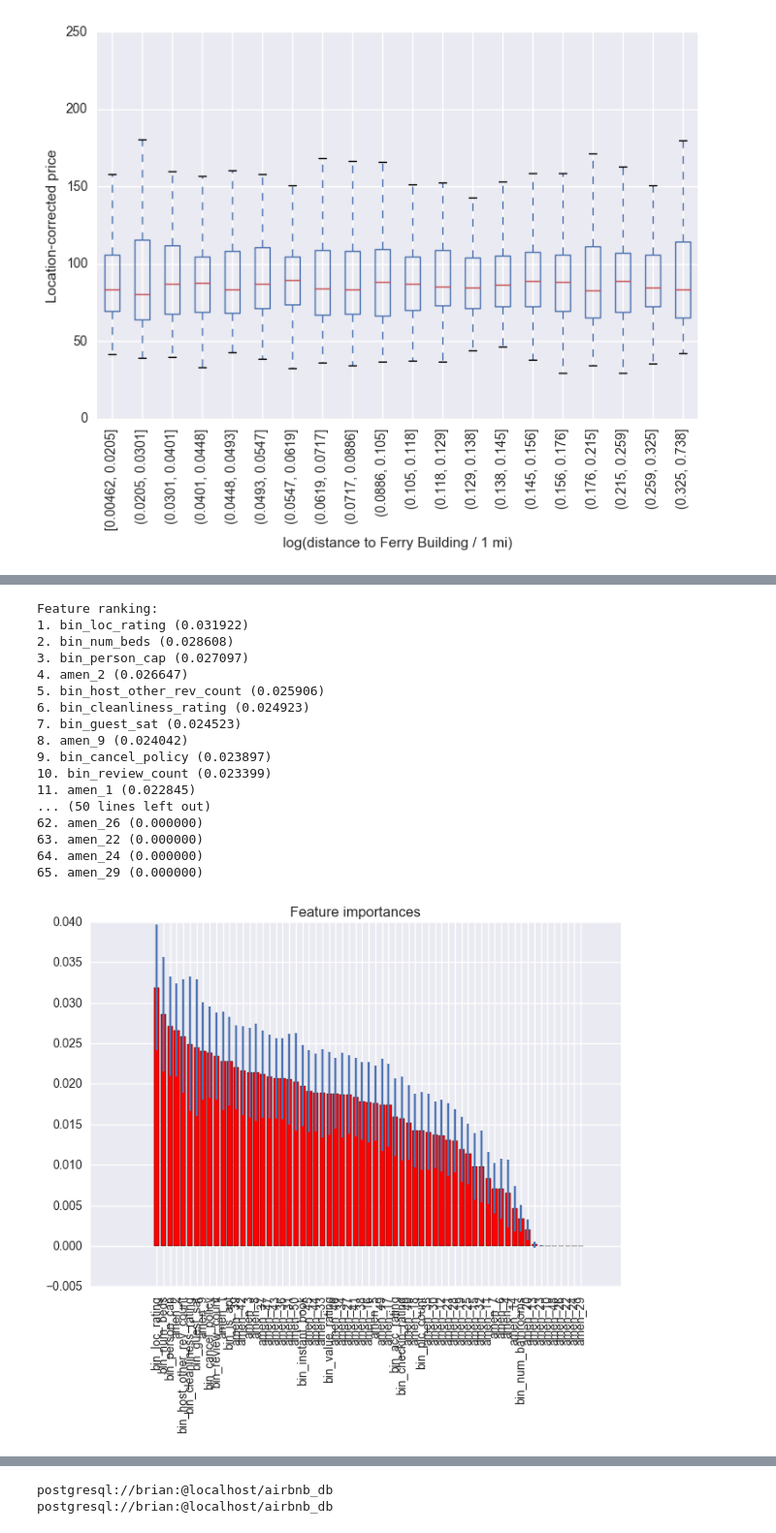
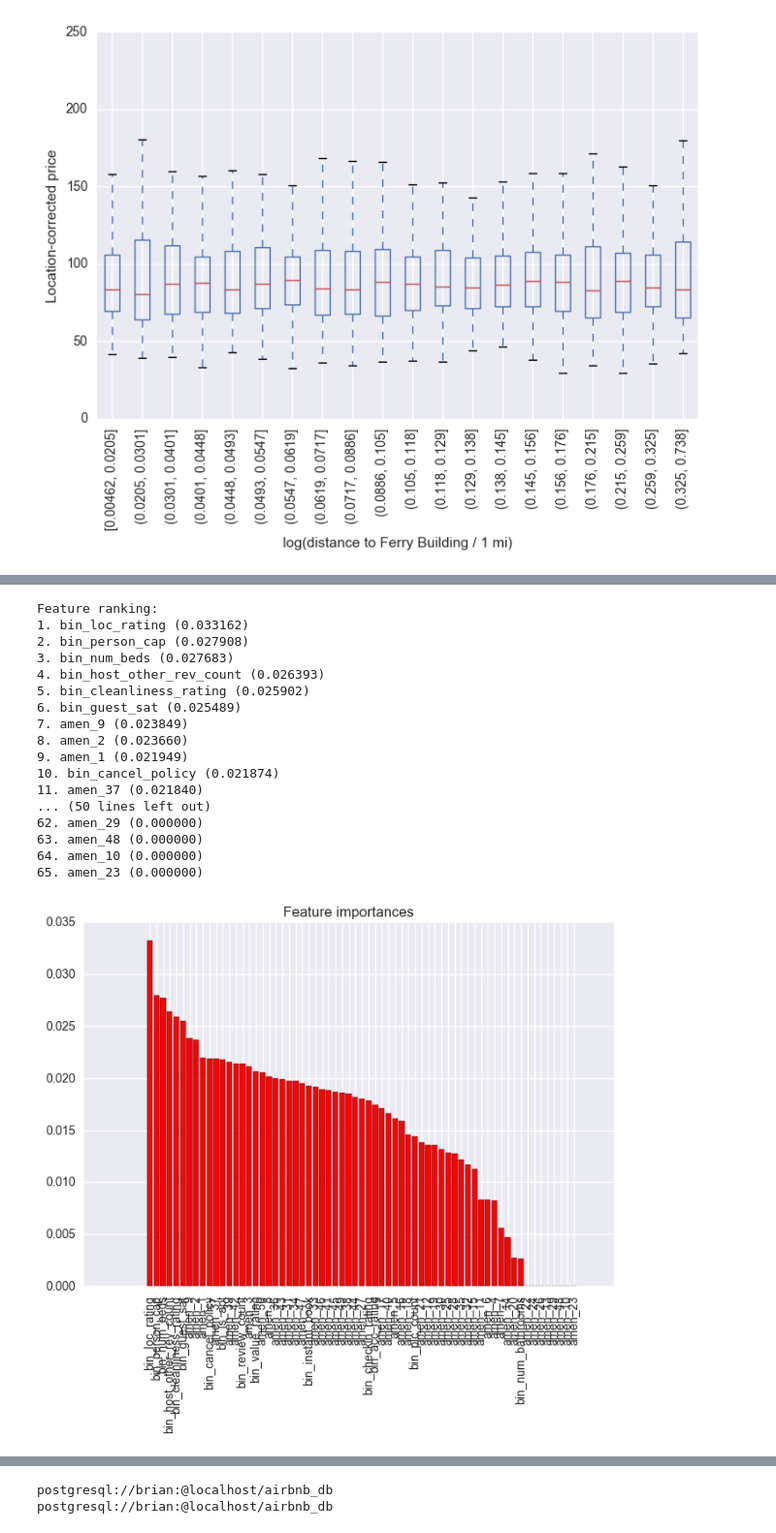
Before and after one commit to btamadio/PricePredictor, a Jupyter notebook: PricePredictor/binary_feature_engineering.ipynb, the cells around one changed output, grey strips where cells are left out. Shown at 97% size. Drawn from its saved outputs; the diff is of its cells as text; code cells hidden in the pictures.

```diff
--- a/PricePredictor/binary_feature_engineering.ipynb
+++ b/PricePredictor/binary_feature_engineering.ipynb
@@ -68,12 +70,17 @@ plt.suptitle('');
 # %% [output]
 [figure]
 # %%
-X = np.array(df[featureList])
-Y = np.array(df['corr_price'].astype('float'))
+M_train = int(len(df.index)*0.8)
+train_rows = np.random.choice(df.index.values,M_train)
+df_train = df.ix[train_rows]
+df_test = df.drop(train_rows)
+
+X = np.array(df_train[featureList])
+Y = np.array(df_train['corr_price'].astype('float'))
 forest=RandomForestRegressor(n_estimators=1000,max_features='log2',n_jobs=-1)
 forest.fit(X,Y)
 df['pred_price']=forest.predict(df[featureList])
-df.plot(x='pred_price',y='corr_price',kind='scatter')
+df.ix[train_rows].plot(x='pred_price',y='corr_price',kind='scatter')
 plt.title('Training Set Results')
 plt.xlabel('Predicted Price ($)')
 plt.ylabel('Location-corrected Price ($)');
@@ -88,41 +95,41 @@ plt.ylabel('Location-corrected price ($)');
 # %%
 amen_name_dict = joblib.load('static/amen_name_dict.pkl')
 importances = forest.feature_importances_
 std = np.std([tree.feature_importances_ for tree in forest.estimators_],
              axis=0)
 indices = np.argsort(importances)[::-1]
 #num_feat=20
 #indices=indices[:num_feat]
 # Print the feature ranking
 print("Feature ranking:")
 importance_dict = {}
 for f in range(X.shape[1]):
     print("%i. %s (%f)" % (f+1,featureList[indices[f]], importances[indices[f]]))
     importance_dict[featureList[indices[f]]] = importances[indices[f]]
 
 # Plot the feature importances of the forest
 plt.figure()
 plt.title("Feature importances")
 plt.bar(range(X.shape[1]), importances[indices],
-      color="r", yerr=std[indices], align="center")
+      color="r", align="center")
 plt.xticks(range(X.shape[1]), [featureList[i] for i in indices],rotation=90)
 plt.show()
 # %% [output]
 Feature ranking:
-1. bin_loc_rating (0.031922)
-2. bin_num_beds (0.028608)
-3. bin_person_cap (0.027097)
-4. amen_2 (0.026647)
-5. bin_host_other_rev_count (0.025906)
-6. bin_cleanliness_rating (0.024923)
-7. bin_guest_sat (0.024523)
-8. amen_9 (0.024042)
-9. bin_cancel_policy (0.023897)
-10. bin_review_count (0.023399)
-11. amen_1 (0.022845)
+1. bin_loc_rating (0.033162)
+2. bin_person_cap (0.027908)
+3. bin_num_beds (0.027683)
+4. bin_host_other_rev_count (0.026393)
+5. bin_cleanliness_rating (0.025902)
+6. bin_guest_sat (0.025489)
+7. amen_9 (0.023849)
+8. amen_2 (0.023660)
+9. amen_1 (0.021949)
+10. bin_cancel_policy (0.021874)
+11. amen_37 (0.021840)
 ... (50 lines left out)
-62. amen_26 (0.000000)
-63. amen_22 (0.000000)
-64. amen_24 (0.000000)
-65. amen_29 (0.000000)
+62. amen_29 (0.000000)
+63. amen_48 (0.000000)
+64. amen_10 (0.000000)
+65. amen_23 (0.000000)
-[figure, old version]
+[figure, new version]
```
Also changed, not shown: parts of 4 cells of this notebook, 6 other files.
